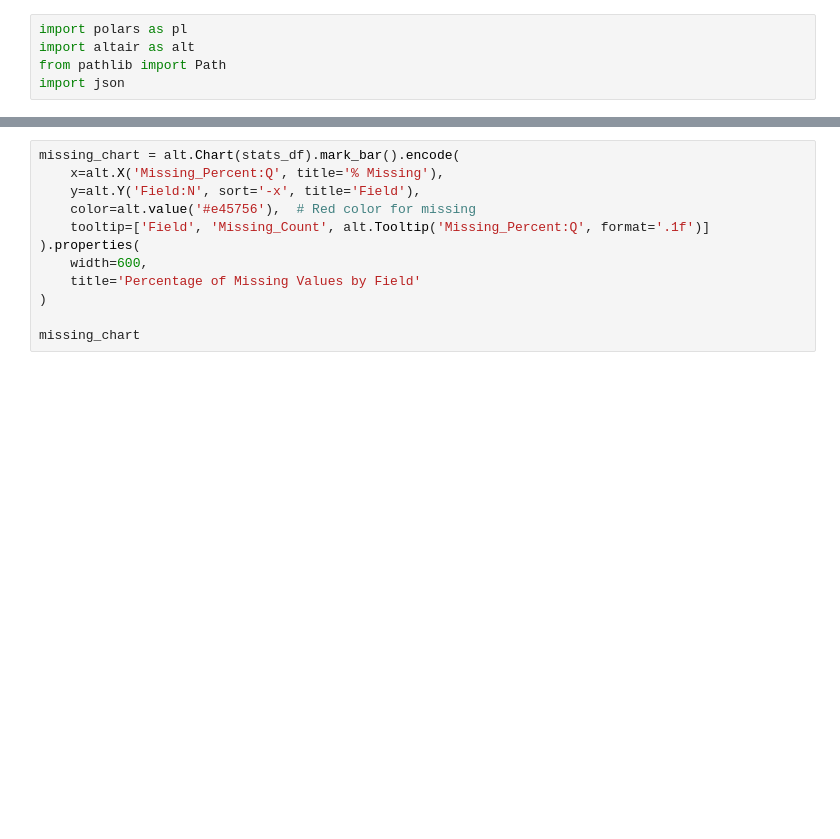
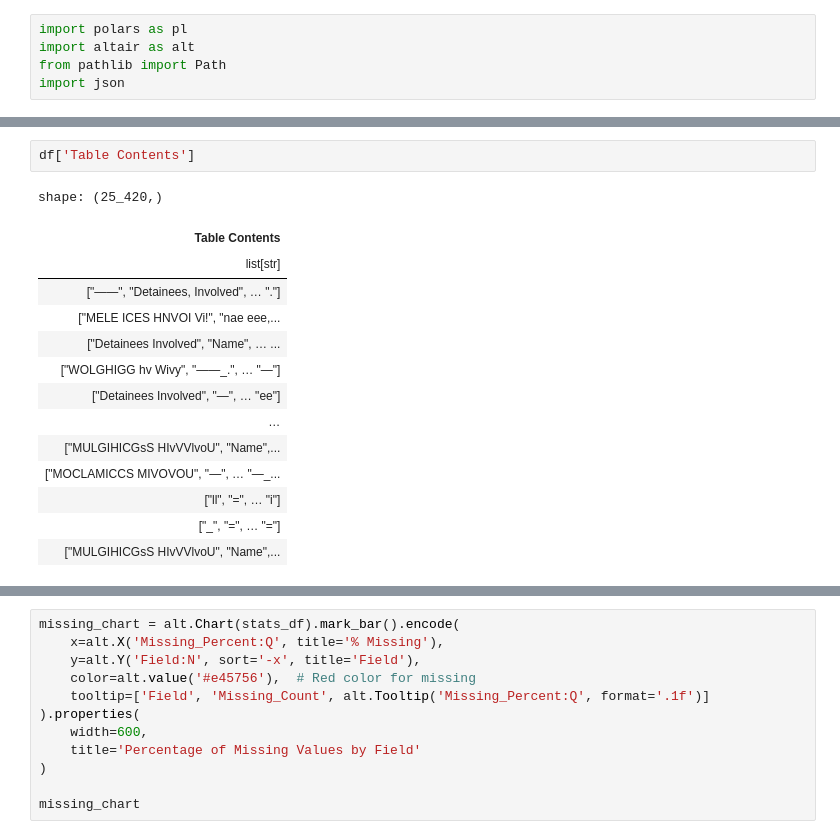
Before and after one commit to mansueto-institute/jail-events, a Jupyter notebook: src/jail-events/notebooks/extraction_report.ipynb, the cells around one changed output, grey strips where cells are left out. Drawn from its saved outputs; the diff is of its cells as text; blank space fills up the shorter version.

```diff
--- a/src/jail-events/notebooks/extraction_report.ipynb
+++ b/src/jail-events/notebooks/extraction_report.ipynb
@@ -12,0 +42,17 @@ with open(json_path, 'r') as f:
+# %%
+df['Table Contents']
+# %% [output]
+shape: (25_420,)
+| Table Contents |
+| list[str] |
+| ["——", "Detainees, Involved", … "."] |
+| ["MELE ICES HNVOI Vi!", "nae eee,... |
+| ["Detainees Involved", "Name", … ... |
+| ["WOLGHIGG hv Wivy", "——_.", … "—"] |
+| ["Detainees Involved", "—", … "ee"] |
+| … |
+| ["MULGIHICGsS HIvVVlvoU", "Name",... |
+| ["MOCLAMICCS MIVOVOU", "—", … "—_... |
+| ["ll", "=", … "i"] |
+| ["_", "=", … "="] |
+| ["MULGIHICGsS HIvVVlvoU", "Name",... |
```
Also changed, not shown: parts of 6 cells of this notebook, 4 other files.
